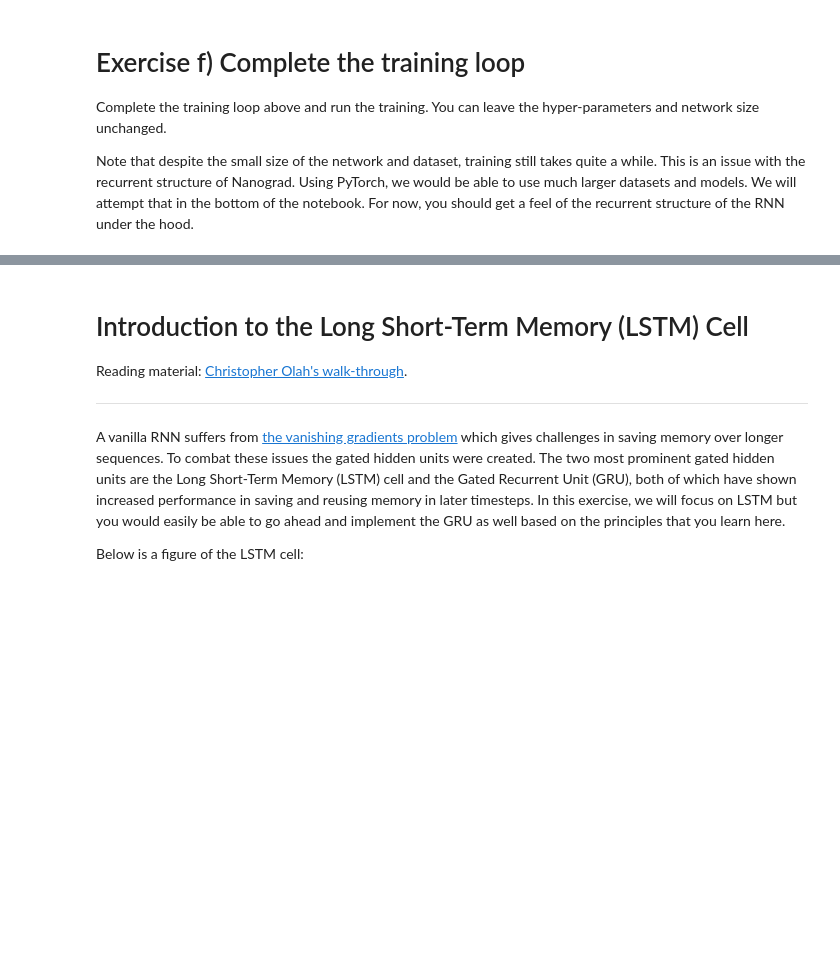
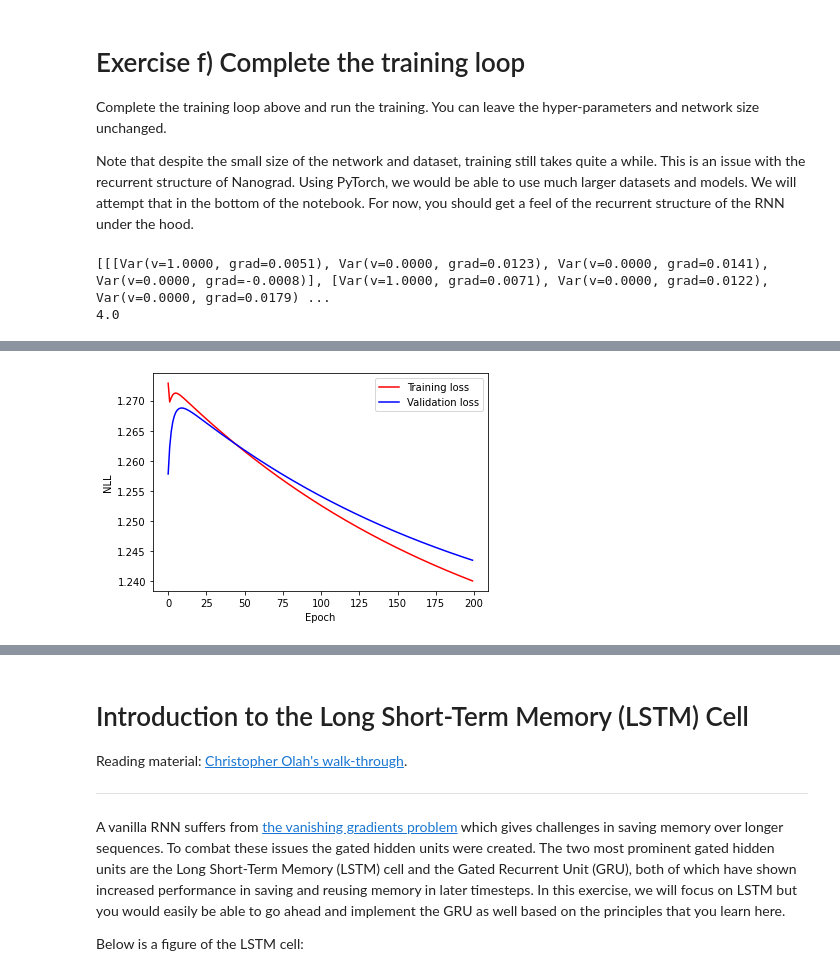
Before and after one commit to kristinanett/02456-deep-learning-with-PyTorch, a Jupyter notebook: 5_Recurrent/5_1_EXE_Recurrent_Neural_Networks_Nanograd.ipynb, the cells around one changed output, grey strips where cells are left out. Drawn from its saved outputs; the diff is of its cells as text; code cells hidden in the pictures; blank space fills up the shorter version.

```diff
--- a/5_Recurrent/5_1_EXE_Recurrent_Neural_Networks_Nanograd.ipynb
+++ b/5_Recurrent/5_1_EXE_Recurrent_Neural_Networks_Nanograd.ipynb
@@ -815,6 +875,12 @@ Note that despite the small size of the network and dataset, training still take
 EPOCHS = 200
 LR = 1e-2
 LR_DECAY = 0.995
+# %%
+print(encoded_training_set_x)
+print(np.ceil(len(encoded_training_set_x)/batch_size))
+# %% [output]
+[[[Var(v=1.0000, grad=0.0051), Var(v=0.0000, grad=0.0123), Var(v=0.0000, grad=0.0141), Var(v=0.0000, grad=-0.0008)], [Var(v=1.0000, grad=0.0071), Var(v=0.0000, grad=0.0122), Var(v=0.0000, grad=0.0179) ...
+4.0
 # %%
 train_loss = []
 val_loss = []
@@ -822,9 +888,13 @@ val_loss = []
 batch_size = 8
 
 for e in range(EPOCHS):
+    epoch_loss = 0.0
+
     for b in range(int(np.ceil(len(encoded_training_set_x)/batch_size))):
+
         # Forward pass and loss computation
-        Loss =
+        output_train = forward_batch(encoded_training_set_x[b*batch_size:(b+1)*batch_size], NN)
+        Loss = sequence_loss(output_train, encoded_training_set_y[b*batch_size:(b+1)*batch_size], cross_entropy_loss_sequence)
 
         # Backward pass
         Loss.backward()
@@ -833,15 +903,17 @@ for e in range(EPOCHS):
         update_parameters(parameters(NN), LR)
         zero_gradients(parameters(NN))
 
+        epoch_loss += Loss.v #/actual batch size somehow?
+
     LR = LR * LR_DECAY
 
     # Training loss
-    Loss =
-    train_loss.append(Loss.v)
+    train_loss.append(epoch_loss/len(encoded_training_set_x))
 
     # Validation loss
-    Loss_validation =
-    val_loss.append(Loss_validation.v)
+    output_validation = forward_batch(encoded_validation_set_x, NN)
+    Loss_validation = sequence_loss(output_validation, encoded_validation_set_y, cross_entropy_loss_sequence)
+    val_loss.append(Loss_validation.v/len(encoded_validation_set_x))
 
     if e%5==0:
         print("{:4d}".format(e),
@@ -858,3 +930,4 @@ plt.plot(epoch, val_loss, 'b', label='Validation loss')
 plt.legend()
 plt.xlabel('Epoch'), plt.ylabel('NLL')
 plt.show()
+# %% [output]
@@ -861,3 +951,4 @@ plt.show()
+[figure, added]
 # %%
 # Get first sentence in test set
 inputs, targets = test_set[0]
```
Also changed, not shown: parts of 13 cells of this notebook.
